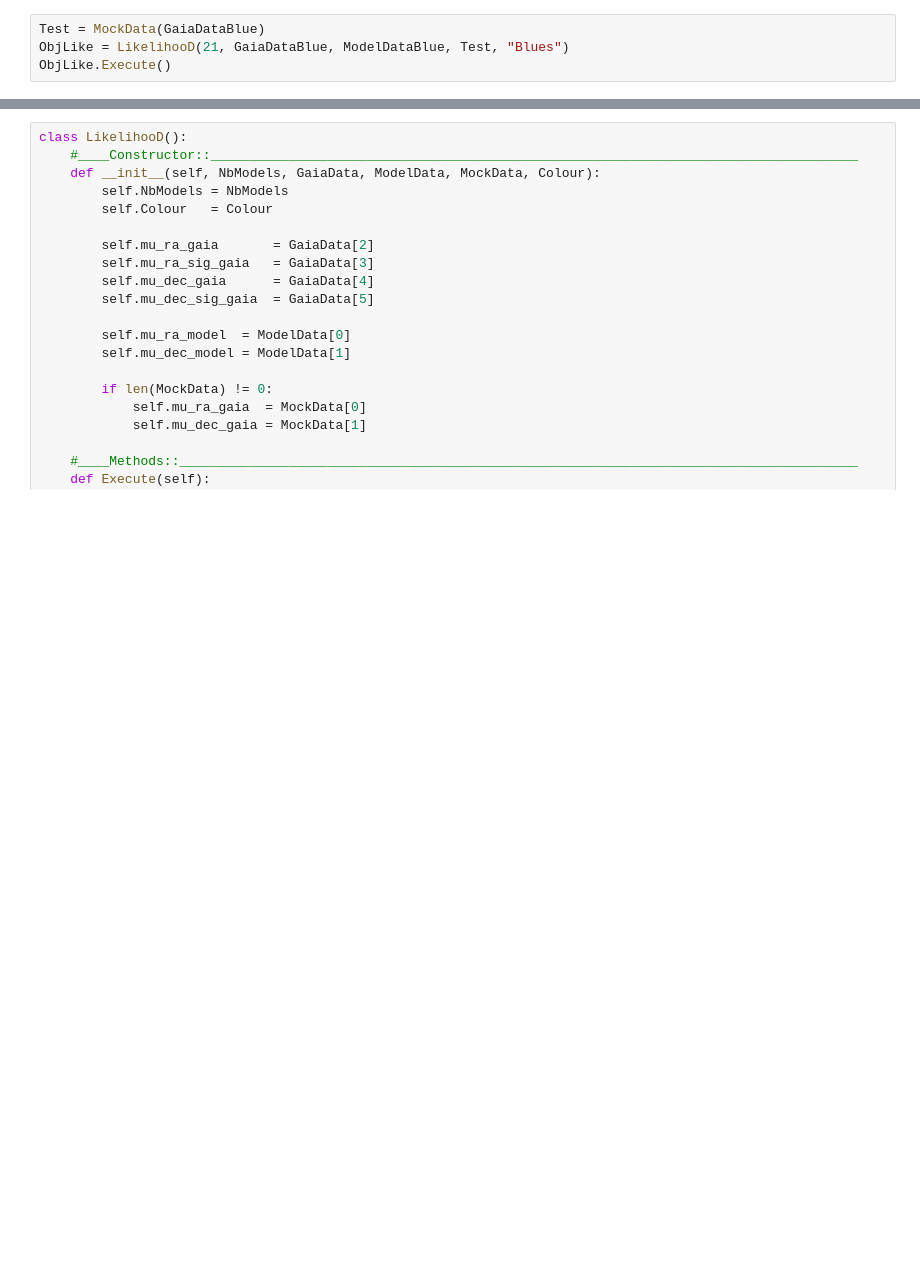
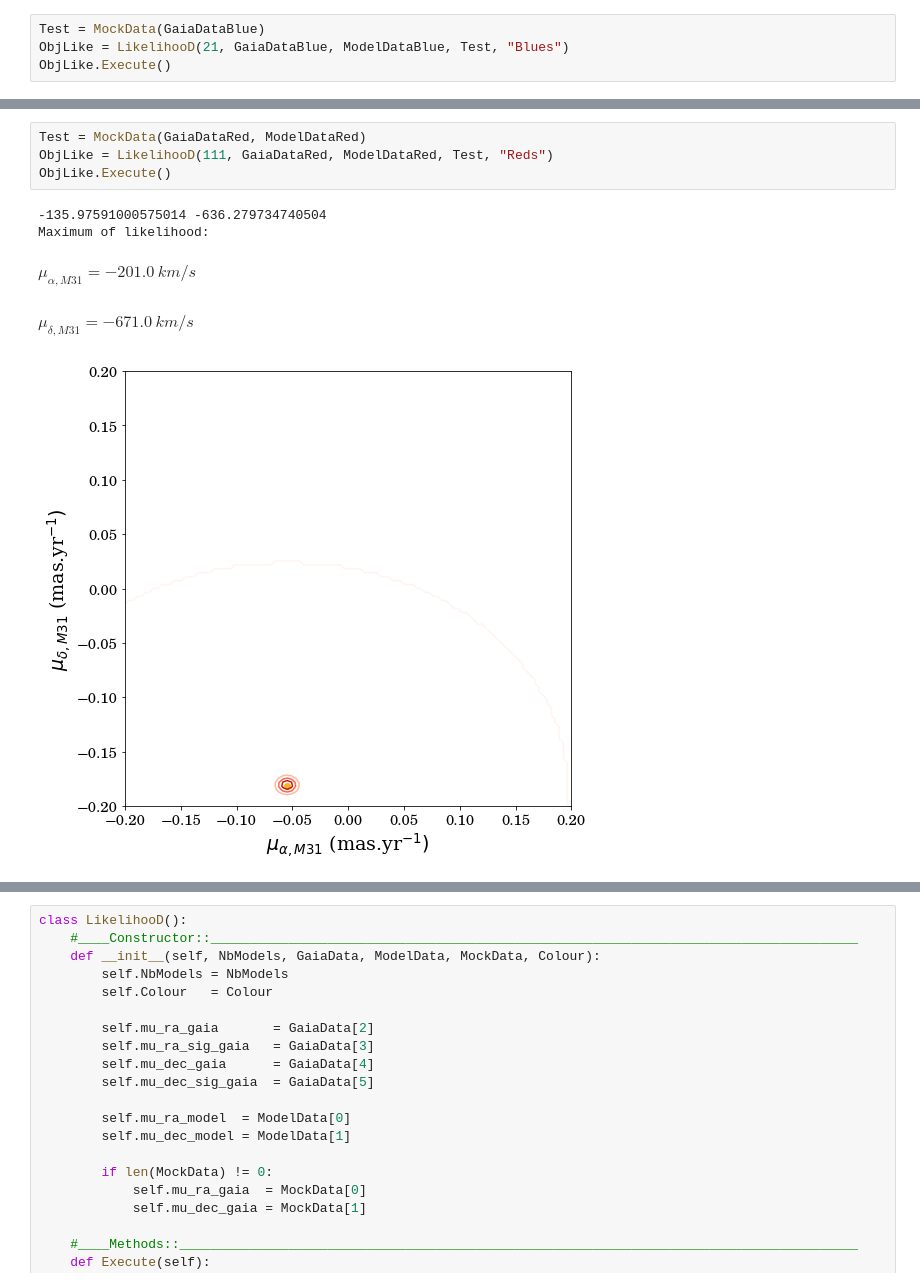
Before and after one commit to SamuelLimbo/AndromedaProperMotion, a Jupyter notebook: Likelihood.ipynb, the cells around one changed output, grey strips where cells are left out. Saved outputs shown, nothing was run; the diff lists cells and outputs as text; blank space fills up the shorter version.

```diff
--- a/Likelihood.ipynb
+++ b/Likelihood.ipynb
@@ -423,0 +429,10 @@ ObjLike.Execute()
+# %%
+Test = MockData(GaiaDataRed, ModelDataRed)
+ObjLike = LikelihooD(111, GaiaDataRed, ModelDataRed, Test, "Reds")
+ObjLike.Execute()
+# %% [output]
+-135.97591000575014 -636.279734740504
+Maximum of likelihood:
+$\displaystyle \mu_{\alpha, M31} = -201.0\ km/s$
+$\displaystyle \mu_{\delta, M31} = -671.0\ km/s$
+[figure, added]
```
Also changed, not shown: parts of 11 cells of this notebook.
